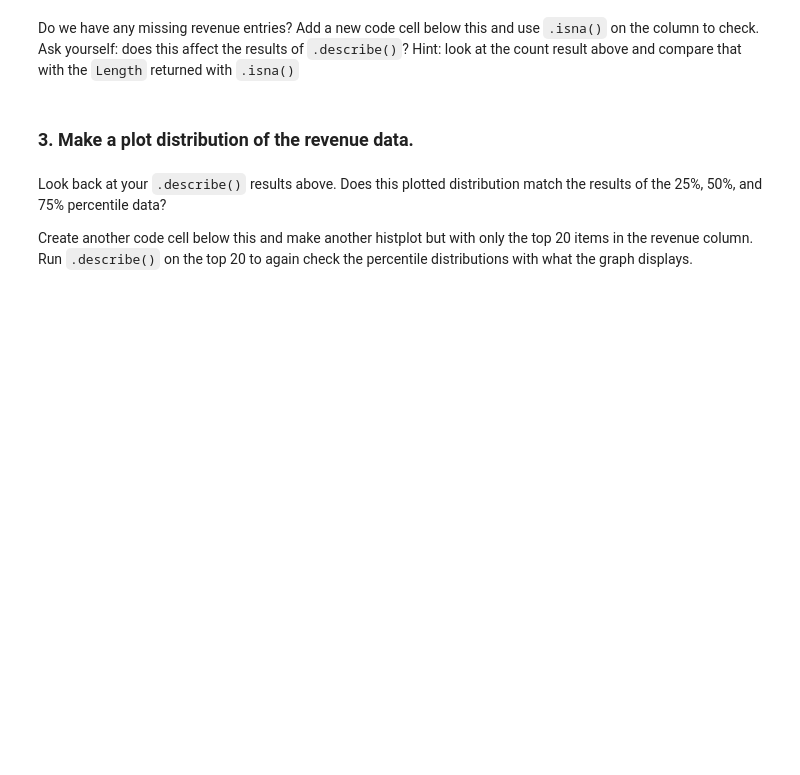
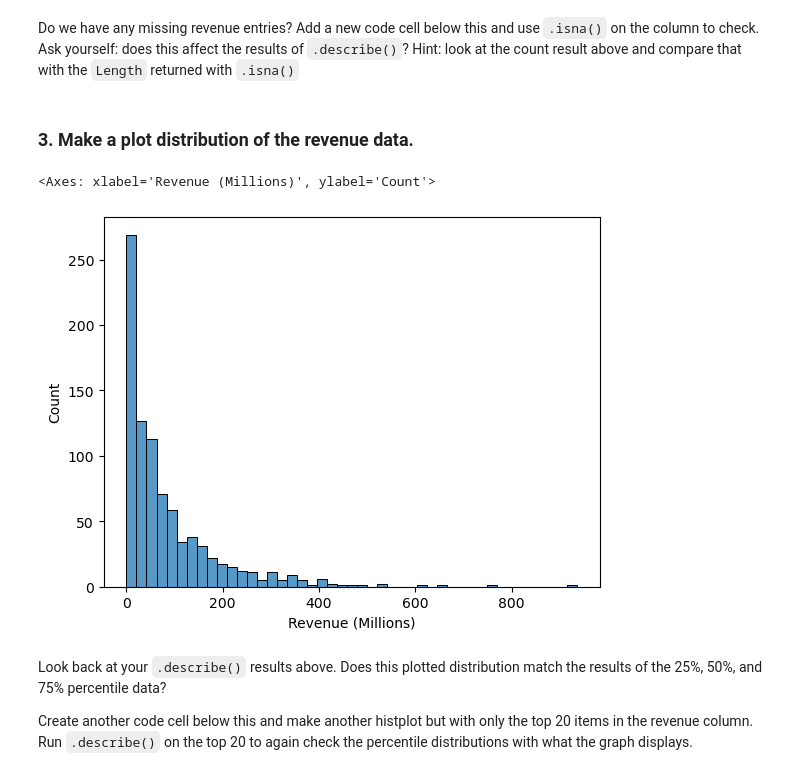
Before and after one commit to HarshalaS6/EDA_pt2_studio, a Jupyter notebook: EDApt2-Studio.ipynb, the cells around one changed output. Cells and saved outputs as stored; diff of their text form; code cells hidden in the pictures; blank space fills up the shorter version.

```diff
--- a/EDApt2-Studio.ipynb
+++ b/EDApt2-Studio.ipynb
@@ -68,8 +146,12 @@ Hint: look at the count result above and compare that with the ``Length`` return
 # %%
 # use sns.histplot to get a birds eye view of the revenue distribution
 # Note: the refernce article plots Cholesterol data with ``distplot`` but we recieve
 # a deprecation warning so we've switched it with ``histplot``. The resulting graph is
 # virtually the same.
+sns.histplot(data['Revenue (Millions)'].dropna())
+# %% [output]
+<Axes: xlabel='Revenue (Millions)', ylabel='Count'>
+[figure, added]
 # %% [markdown]
 Look back at your ``.describe()`` results above. Does this plotted distribution match the results of the 25%, 50%, and 75% percentile data?
 
```
Also changed, not shown: parts of 15 cells of this notebook.
